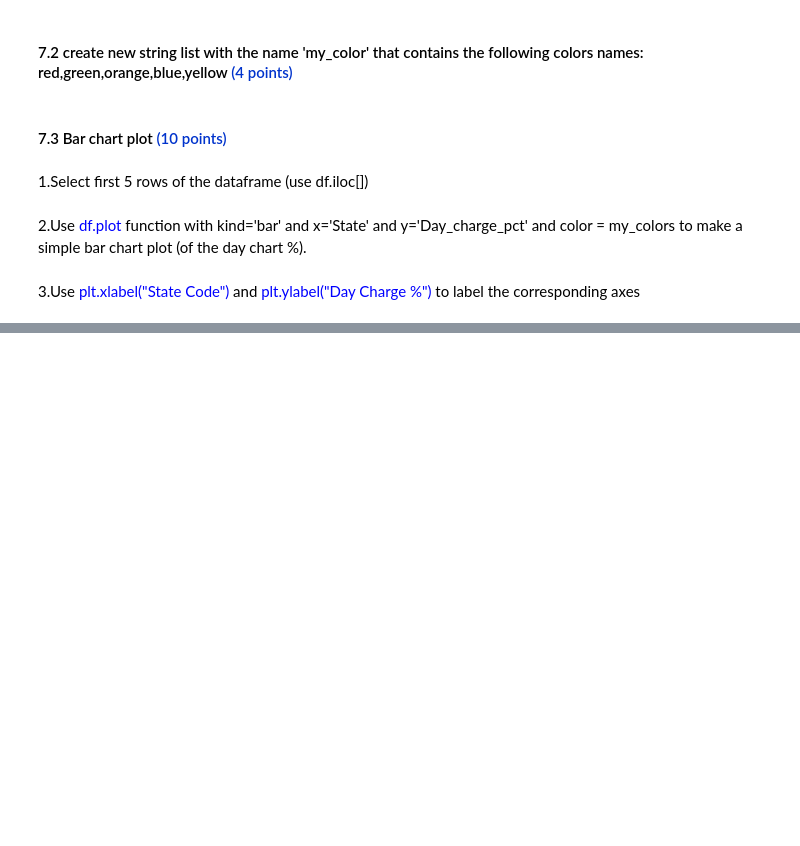
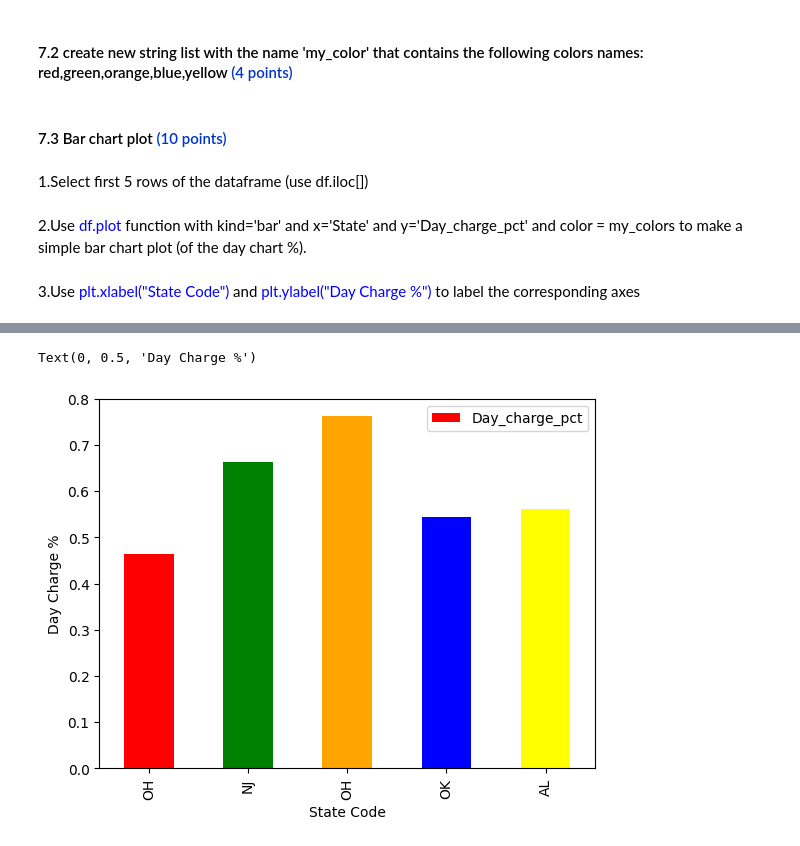
Before and after one commit to tzivi618/PythonHomeWork, a Jupyter notebook: lesson7_pandas/Telecom_Churn_Test.ipynb, the cells around one changed output, grey strips where cells are left out. Saved outputs shown, nothing was run; the diff lists cells and outputs as text; code cells hidden in the pictures; blank space fills up the shorter version.

```diff
--- a/lesson7_pandas/Telecom_Churn_Test.ipynb
+++ b/lesson7_pandas/Telecom_Churn_Test.ipynb
@@ -144,0 +248,7 @@ Hint: To normalize using all values, simply set normalize=True
+# %%
+df.iloc[1:6].plot(kind='bar', x='State',y='Day_charge_pct', color = my_colors)
+plt.xlabel("State Code")
+plt.ylabel("Day Charge %")
+# %% [output]
+Text(0, 0.5, 'Day Charge %')
+[figure, added]
```
Also changed, not shown: parts of 18 cells of this notebook.
